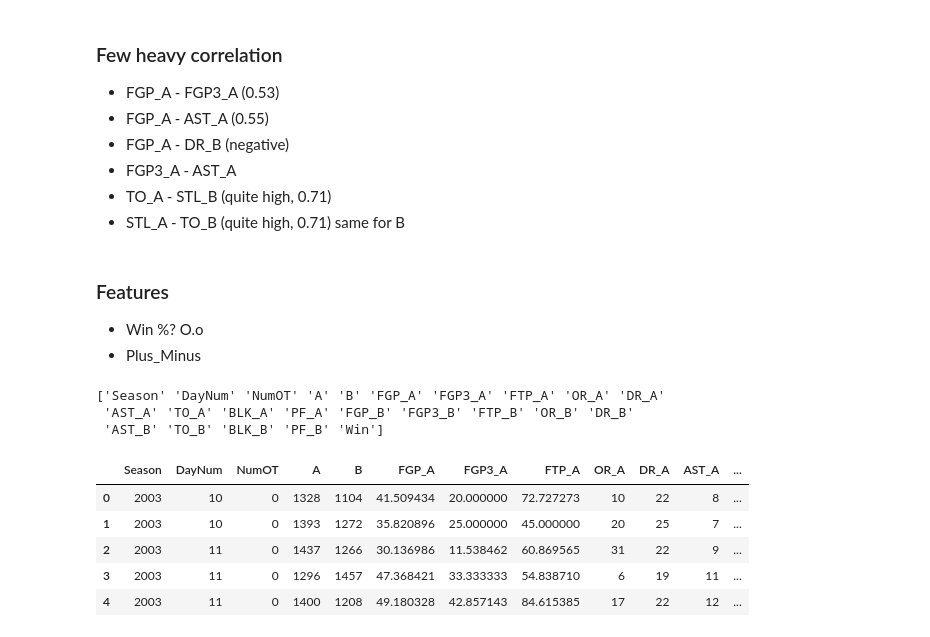
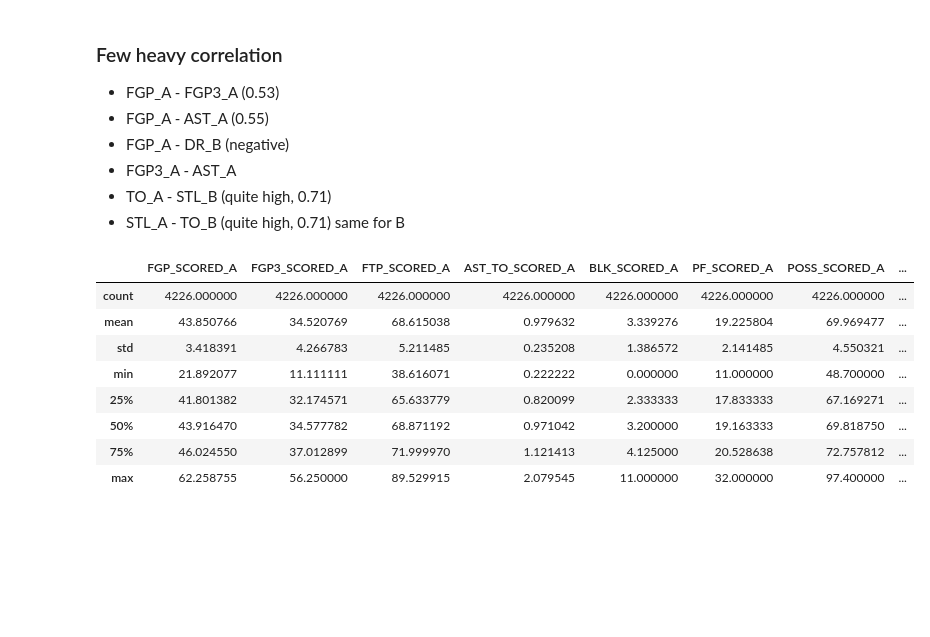
Before and after one commit to sidthakur08/mm-2023, a Jupyter notebook: data exp.ipynb, the cells around one changed output. Saved outputs shown, nothing was run; the diff lists cells and outputs as text; code cells hidden in the pictures; blank space fills up the shorter version.

```diff
--- a/data exp.ipynb
+++ b/data exp.ipynb
@@ -303,26 +330,6 @@ new_reg_data.corr()
 - TO_A - STL_B (quite high, 0.71)
 - STL_A - TO_B (quite high, 0.71)
 same for B
-# %% [markdown]
-### Features
-- Win %? O.o
-- Plus_Minus
-# %%
-drop_cols = ['STL_A','STL_B']
-new_reg_data = new_reg_data.drop(columns = drop_cols)
-cols = new_reg_data.columns.values
-print(cols)
-new_reg_data.head()
-# %% [output]
-['Season' 'DayNum' 'NumOT' 'A' 'B' 'FGP_A' 'FGP3_A' 'FTP_A' 'OR_A' 'DR_A'
- 'AST_A' 'TO_A' 'BLK_A' 'PF_A' 'FGP_B' 'FGP3_B' 'FTP_B' 'OR_B' 'DR_B'
- 'AST_B' 'TO_B' 'BLK_B' 'PF_B' 'Win']
-|  | Season | DayNum | NumOT | A | B | FGP_A | FGP3_A | FTP_A | OR_A | DR_A | AST_A | ... |
-| 0 | 2003 | 10 | 0 | 1328 | 1104 | 41.509434 | 20.000000 | 72.727273 | 10 | 22 | 8 | ... |
-| 1 | 2003 | 10 | 0 | 1393 | 1272 | 35.820896 | 25.000000 | 45.000000 | 20 | 25 | 7 | ... |
-| 2 | 2003 | 11 | 0 | 1437 | 1266 | 30.136986 | 11.538462 | 60.869565 | 31 | 22 | 9 | ... |
-| 3 | 2003 | 11 | 0 | 1296 | 1457 | 47.368421 | 33.333333 | 54.838710 | 6 | 19 | 11 | ... |
-| 4 | 2003 | 11 | 0 | 1400 | 1208 | 49.180328 | 42.857143 | 84.615385 | 17 | 22 | 12 | ... |
 # %%
 def get_avg_team(data, team_id, dn):
     data = data[(data['A'] == team_id)|(data['B'] == team_id)]
@@ -380,6 +409,20 @@ def get_data_reg():
 
     final_data = pd.concat(data)
     return final_data
+# %%
+data_03=get_avg_yearly(2003)
+# %%
+data_03.iloc[:,4:].describe()
+# %% [output]
+|  | FGP_SCORED_A | FGP3_SCORED_A | FTP_SCORED_A | AST_TO_SCORED_A | BLK_SCORED_A | PF_SCORED_A | POSS_SCORED_A | ... |
+| count | 4226.000000 | 4226.000000 | 4226.000000 | 4226.000000 | 4226.000000 | 4226.000000 | 4226.000000 | ... |
+| mean | 43.850766 | 34.520769 | 68.615038 | 0.979632 | 3.339276 | 19.225804 | 69.969477 | ... |
+| std | 3.418391 | 4.266783 | 5.211485 | 0.235208 | 1.386572 | 2.141485 | 4.550321 | ... |
+| min | 21.892077 | 11.111111 | 38.616071 | 0.222222 | 0.000000 | 11.000000 | 48.700000 | ... |
+| 25% | 41.801382 | 32.174571 | 65.633779 | 0.820099 | 2.333333 | 17.833333 | 67.169271 | ... |
+| 50% | 43.916470 | 34.577782 | 68.871192 | 0.971042 | 3.200000 | 19.163333 | 69.818750 | ... |
+| 75% | 46.024550 | 37.012899 | 71.999970 | 1.121413 | 4.125000 | 20.528638 | 72.757812 | ... |
+| max | 62.258755 | 56.250000 | 89.529915 | 2.079545 | 11.000000 | 32.000000 | 97.400000 | ... |
 # %%
 final_data = get_data_reg()
 # %%
```
Also changed, not shown: parts of 6 cells of this notebook, 1 other file.
